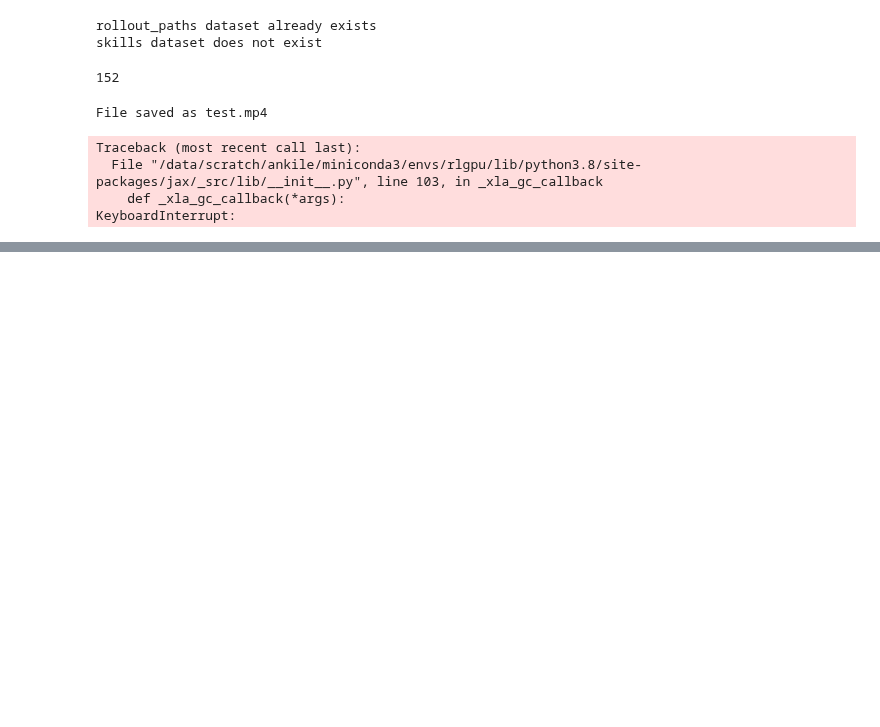
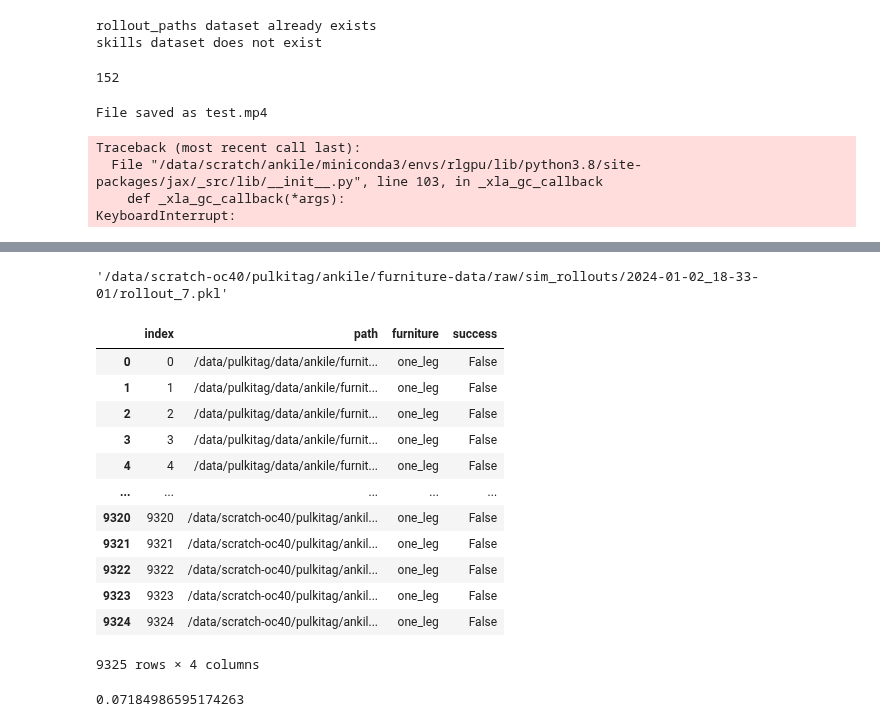
Before and after one commit to ankile/robust-rearrangement, a Jupyter notebook: notebooks/18_la_augment_demos_with_rollouts.ipynb, the cells around one changed output, grey strips where cells are left out. Drawn from its saved outputs; the diff is of its cells as text; code cells hidden in the pictures; blank space fills up the shorter version.

Commit message:
Fixx rollout indexing

```diff
--- a/notebooks/18_la_augment_demos_with_rollouts.ipynb
+++ b/notebooks/18_la_augment_demos_with_rollouts.ipynb
@@ -121,0 +124,3 @@ KeyboardInterrupt:
+# %%
+old_index = pd.read_csv("/data/pulkitag/data/ankile/furniture-data/data/raw/sim_rollouts/index.csv")
+old_index
@@ -121,0 +141,3 @@ KeyboardInterrupt:
+# %%
+new_index = pd.read_csv("/data/scratch-oc40/pulkitag/ankile/furniture-data/raw/sim_rollouts/index.csv")
+new_index
@@ -121,0 +158,25 @@ KeyboardInterrupt:
+# %%
+old_index.path = old_index.path.str.replace("/data/pulkitag/data/ankile/furniture-data/data", "/data/scratch-oc40/pulkitag/ankile/furniture-data")
+
+old_index.path[0]
+# %% [output]
+'/data/scratch-oc40/pulkitag/ankile/furniture-data/raw/sim_rollouts/2024-01-02_18-33-01/rollout_7.pkl'
+# %%
+# Merge the two index files
+new_index = pd.concat([old_index, new_index], axis=0, ignore_index=True).reset_index()
+
+new_index
+# %% [output]
+|  | index | path | furniture | success |
+| 0 | 0 | /data/pulkitag/data/ankile/furnit... | one_leg | False |
+| 1 | 1 | /data/pulkitag/data/ankile/furnit... | one_leg | False |
+| 2 | 2 | /data/pulkitag/data/ankile/furnit... | one_leg | False |
+| 3 | 3 | /data/pulkitag/data/ankile/furnit... | one_leg | False |
+| 4 | 4 | /data/pulkitag/data/ankile/furnit... | one_leg | False |
+| ... | ... | ... | ... | ... |
+| 9320 | 9320 | /data/scratch-oc40/pulkitag/ankil... | one_leg | False |
+| 9321 | 9321 | /data/scratch-oc40/pulkitag/ankil... | one_leg | False |
+| 9322 | 9322 | /data/scratch-oc40/pulkitag/ankil... | one_leg | False |
+| 9323 | 9323 | /data/scratch-oc40/pulkitag/ankil... | one_leg | False |
+| 9324 | 9324 | /data/scratch-oc40/pulkitag/ankil... | one_leg | False |
+9325 rows × 4 columns
@@ -121,0 +186,4 @@ KeyboardInterrupt:
+# %%
+new_index.success.mean()
+# %% [output]
+0.07184986595174263
```
Also changed, not shown: parts of 13 cells of this notebook, 1 other file.
